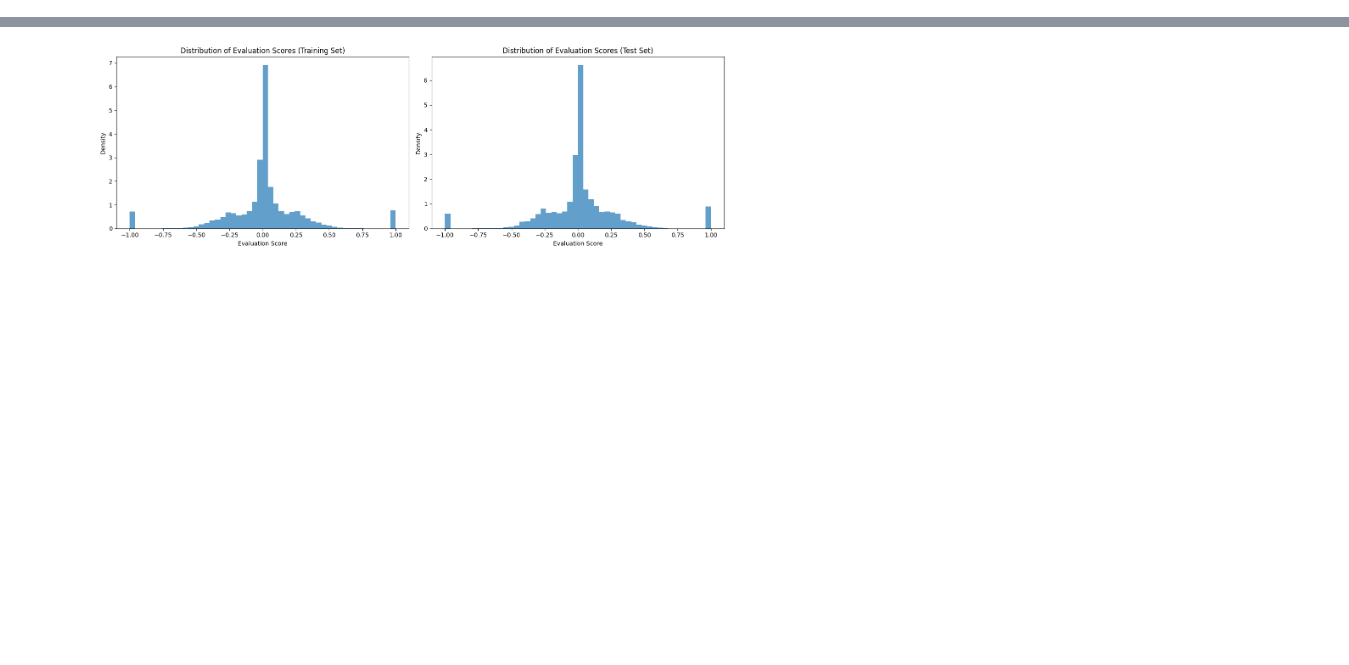
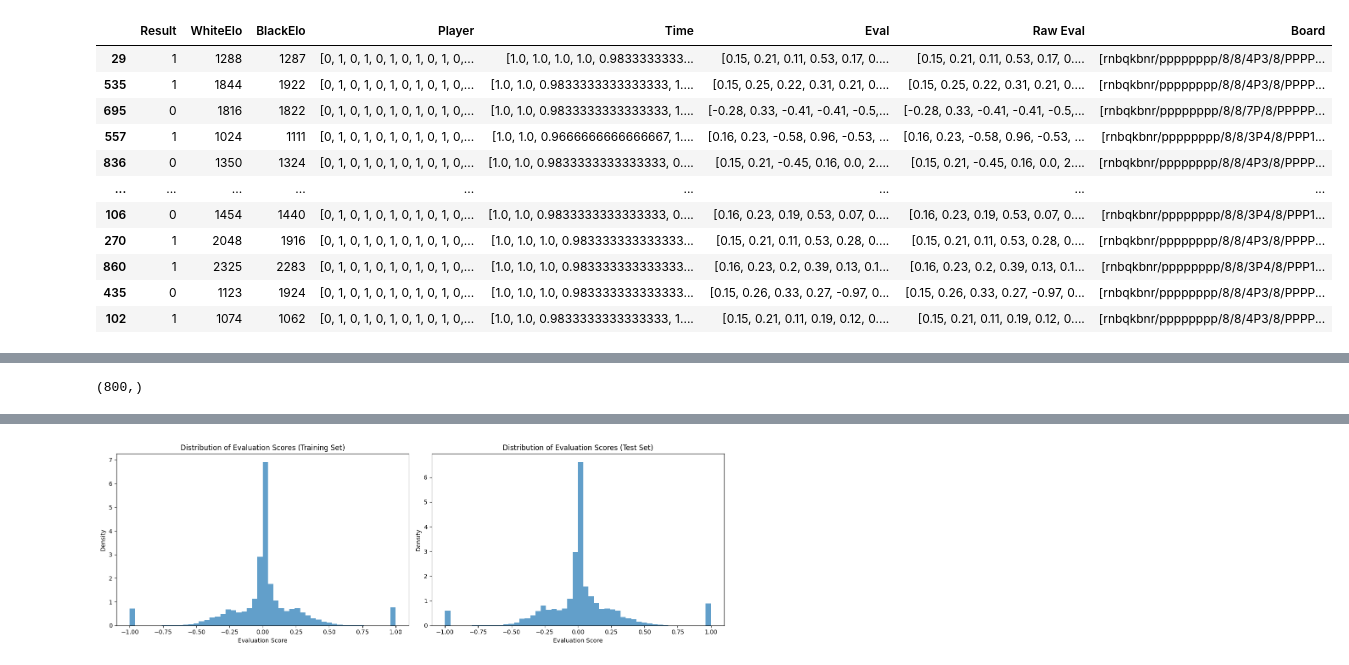
Before and after one commit to youcefs21/chessAI, a Jupyter notebook: testing copy.ipynb, the cells around one changed output, grey strips where cells are left out. Drawn from its saved outputs; the diff is of its cells as text; code cells hidden in the pictures; blank space fills up the shorter version.

```diff
--- a/testing copy.ipynb
+++ b/testing copy.ipynb
@@ -26,3 +26,15 @@ logger.info("Successfully initialized ChessDataset")
 # %%
-dataset.df_train["Board"]
+dataset.df_train
 # %% [output]
+|  | Result | WhiteElo | BlackElo | Player | Time | Eval | Raw Eval | Board |
+| 29 | 1 | 1288 | 1287 | [0, 1, 0, 1, 0, 1, 0, 1, 0, 1, 0,... | [1.0, 1.0, 1.0, 1.0, 0.9833333333... | [0.15, 0.21, 0.11, 0.53, 0.17, 0.... | [0.15, 0.21, 0.11, 0.53, 0.17, 0.... | [rnbqkbnr/pppppppp/8/8/4P3/8/PPPP... |
+| 535 | 1 | 1844 | 1922 | [0, 1, 0, 1, 0, 1, 0, 1, 0, 1, 0,... | [1.0, 1.0, 0.9833333333333333, 1.... | [0.15, 0.25, 0.22, 0.31, 0.21, 0.... | [0.15, 0.25, 0.22, 0.31, 0.21, 0.... | [rnbqkbnr/pppppppp/8/8/4P3/8/PPPP... |
+| 695 | 0 | 1816 | 1822 | [0, 1, 0, 1, 0, 1, 0, 1, 0, 1, 0,... | [1.0, 1.0, 0.9833333333333333, 1.... | [-0.28, 0.33, -0.41, -0.41, -0.5,... | [-0.28, 0.33, -0.41, -0.41, -0.5,... | [rnbqkbnr/pppppppp/8/8/7P/8/PPPPP... |
+| 557 | 1 | 1024 | 1111 | [0, 1, 0, 1, 0, 1, 0, 1, 0, 1, 0,... | [1.0, 1.0, 0.9666666666666667, 1.... | [0.16, 0.23, -0.58, 0.96, -0.53, ... | [0.16, 0.23, -0.58, 0.96, -0.53, ... | [rnbqkbnr/pppppppp/8/8/3P4/8/PPP1... |
+| 836 | 0 | 1350 | 1324 | [0, 1, 0, 1, 0, 1, 0, 1, 0, 1, 0,... | [1.0, 1.0, 0.9833333333333333, 0.... | [0.15, 0.21, -0.45, 0.16, 0.0, 2.... | [0.15, 0.21, -0.45, 0.16, 0.0, 2.... | [rnbqkbnr/pppppppp/8/8/4P3/8/PPPP... |
+| ... | ... | ... | ... | ... | ... | ... | ... | ... |
+| 106 | 0 | 1454 | 1440 | [0, 1, 0, 1, 0, 1, 0, 1, 0, 1, 0,... | [1.0, 1.0, 0.9833333333333333, 0.... | [0.16, 0.23, 0.19, 0.53, 0.07, 0.... | [0.16, 0.23, 0.19, 0.53, 0.07, 0.... | [rnbqkbnr/pppppppp/8/8/3P4/8/PPP1... |
+| 270 | 1 | 2048 | 1916 | [0, 1, 0, 1, 0, 1, 0, 1, 0, 1, 0,... | [1.0, 1.0, 1.0, 0.983333333333333... | [0.15, 0.21, 0.11, 0.53, 0.28, 0.... | [0.15, 0.21, 0.11, 0.53, 0.28, 0.... | [rnbqkbnr/pppppppp/8/8/4P3/8/PPPP... |
+| 860 | 1 | 2325 | 2283 | [0, 1, 0, 1, 0, 1, 0, 1, 0, 1, 0,... | [1.0, 1.0, 1.0, 0.983333333333333... | [0.16, 0.23, 0.2, 0.39, 0.13, 0.1... | [0.16, 0.23, 0.2, 0.39, 0.13, 0.1... | [rnbqkbnr/pppppppp/8/8/3P4/8/PPP1... |
+| 435 | 0 | 1123 | 1924 | [0, 1, 0, 1, 0, 1, 0, 1, 0, 1, 0,... | [1.0, 1.0, 1.0, 0.983333333333333... | [0.15, 0.26, 0.33, 0.27, -0.97, 0... | [0.15, 0.26, 0.33, 0.27, -0.97, 0... | [rnbqkbnr/pppppppp/8/8/4P3/8/PPPP... |
+| 102 | 1 | 1074 | 1062 | [0, 1, 0, 1, 0, 1, 0, 1, 0, 1, 0,... | [1.0, 1.0, 0.9833333333333333, 1.... | [0.15, 0.21, 0.11, 0.19, 0.12, 0.... | [0.15, 0.21, 0.11, 0.19, 0.12, 0.... | [rnbqkbnr/pppppppp/8/8/4P3/8/PPPP... |
@@ -62,0 +55,4 @@ test_Y = np.clip(
+# %%
+train_Y.shape
+# %% [output]
+(800,)
```
Also changed, not shown: parts of 6 cells of this notebook, 7 other files.
